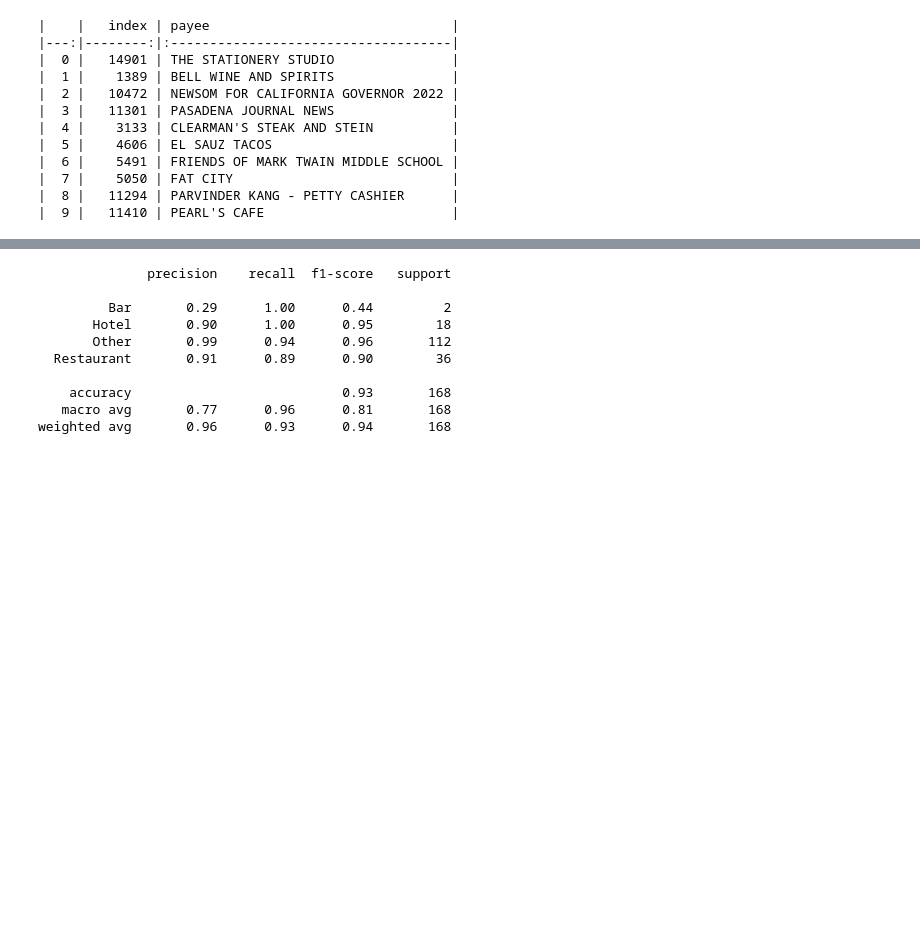
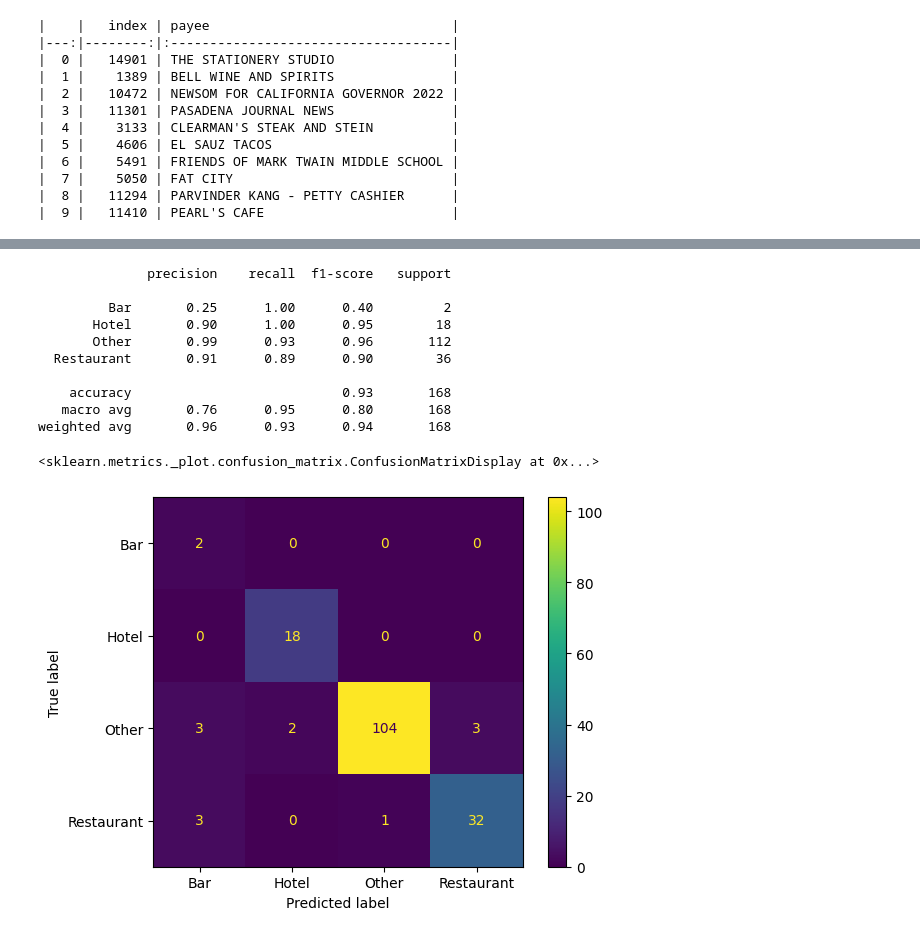
Before and after one commit to palewire/first-llm-classifier, a Jupyter notebook: _notebooks/huggingface.ipynb, the cells around one changed output, grey strips where cells are left out. Cells and saved outputs as stored; diff of their text form; code cells hidden in the pictures; blank space fills up the shorter version.

Commit message:
Enhance evaluation documentation with detailed precision and recall visualizations; update confusion matrix images and improve model comparison section.

```diff
--- a/_notebooks/huggingface.ipynb
+++ b/_notebooks/huggingface.ipynb
@@ -24,7 +24,7 @@ df = pd.read_csv(
 class PayeeList(BaseModel):
     answers: list[Literal["Restaurant", "Bar", "Hotel", "Other"]]
 # %%
-def classify_payees(name_list):
+def classify_payees(name_list, model):
     prompt = """
 You are an AI model trained to categorize businesses based on their names.
 
@@ -74,7 +74,7 @@ This means that you have classified "Intercontinental Hotel" as a Hotel, "Pizza
                 "content": "\n".join(name_list),
             },
         ],
-        model="meta-llama/Llama-4-Maverick-17B-128E-Instruct-FP8",
+        model=model,
         response_format={
             "type": "json_schema",
             "json_schema": {
@@ -103,7 +103,7 @@ classify_payees(sample_list)
  "BALLY'S HOTEL": 'Hotel',
  'DOORDASH, INC.': 'Other'}
 # %%
-def classify_batches(name_list, batch_size=10, wait=1):
+def classify_batches(name_list, model, batch_size=10, wait=1):
     """Split the provided list of names into batches and classify with our LLM them one by one."""
     # Create a place to store the results
     all_results = {}
@@ -114,7 +114,7 @@ def classify_batches(name_list, batch_size=10, wait=1):
     # Loop through the list in batches
     for batch in track(batch_list, description="Classifying batches..."):
         # Classify it with the LLM
-        batch_results = classify_payees(list(batch))
+        batch_results = classify_payees(list(batch), model)
 
         # Verify that we got back the same number of results as we sent in
         try:
@@ -188,11 +188,16 @@ print(classification_report(test_output, llm_df.category))
 # %% [output]
               precision    recall  f1-score   support
 
-         Bar       0.29      1.00      0.44         2
+         Bar       0.25      1.00      0.40         2
        Hotel       0.90      1.00      0.95        18
-       Other       0.99      0.94      0.96       112
+       Other       0.99      0.93      0.96       112
   Restaurant       0.91      0.89      0.90        36
 
     accuracy                           0.93       168
-   macro avg       0.77      0.96      0.81       168
+   macro avg       0.76      0.95      0.80       168
 weighted avg       0.96      0.93      0.94       168
+# %%
+ConfusionMatrixDisplay.from_predictions(test_output, llm_df.category)
+# %% [output]
+<sklearn.metrics._plot.confusion_matrix.ConfusionMatrixDisplay at 0x...>
+[figure, added]
```
Also changed, not shown: parts of 9 cells of this notebook, 3 other files.
